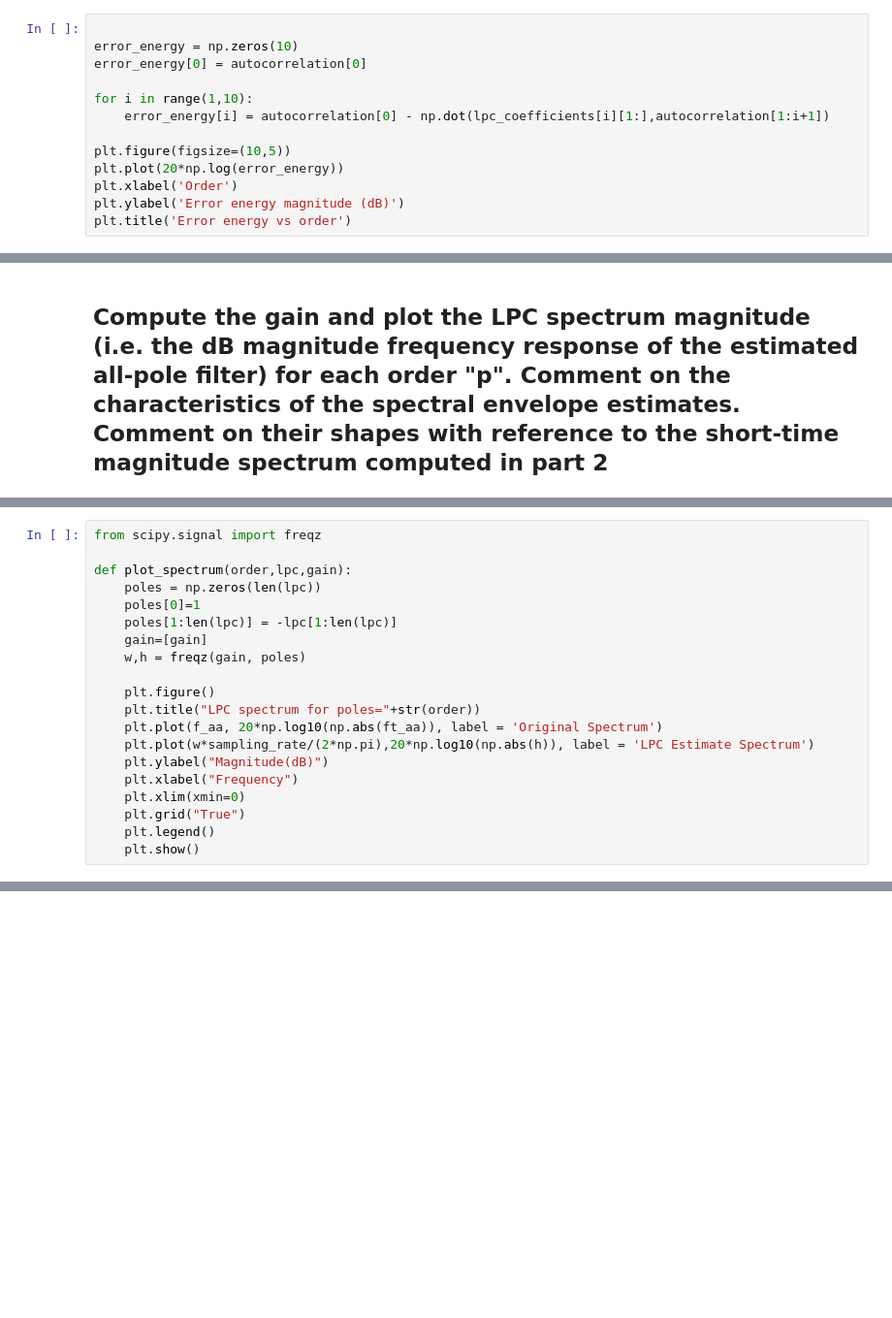
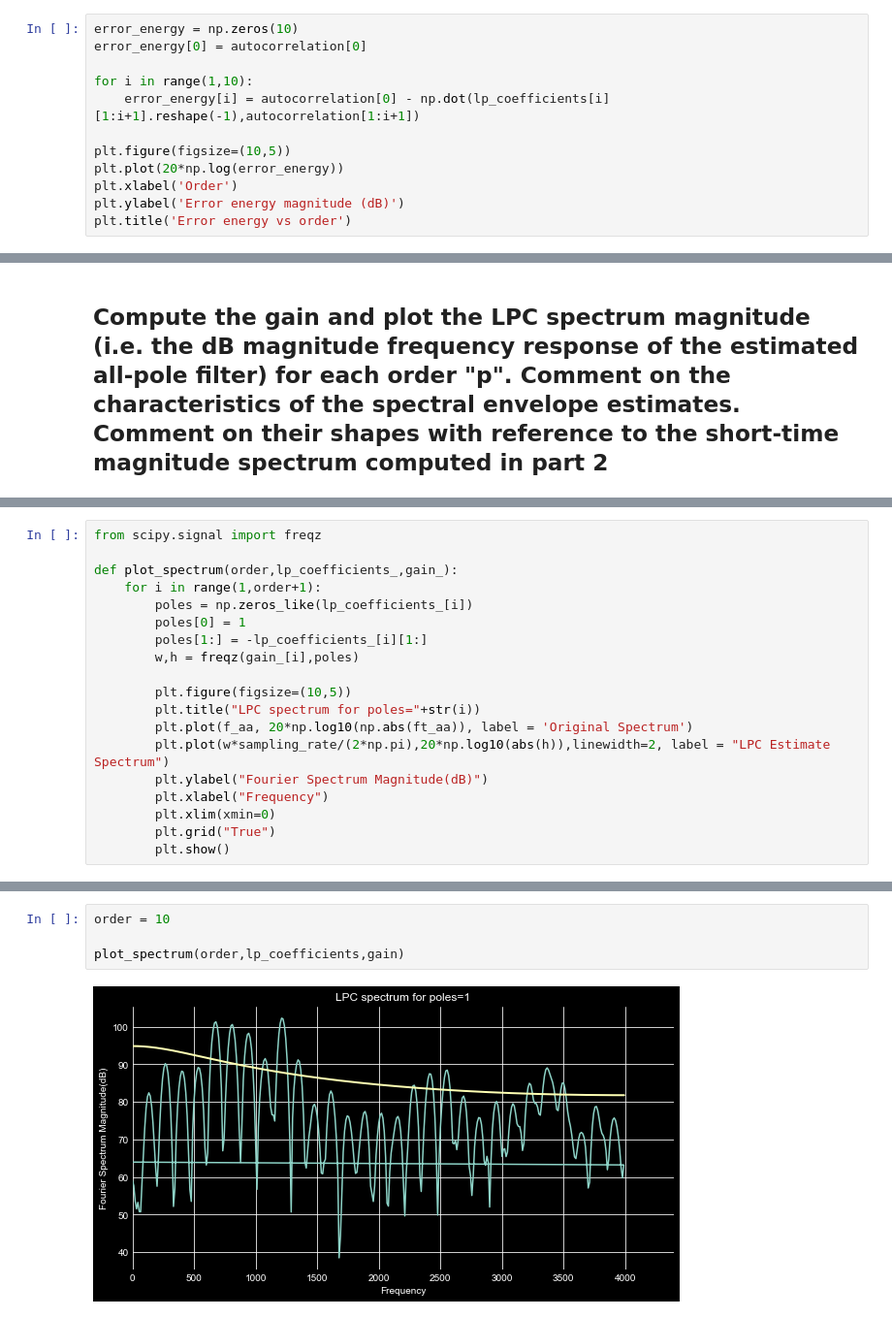
Before and after one commit to TheShiningVampire/EE679_Programming_Assignments, a Jupyter notebook: Assignment_2/18D070067_Assignment2.ipynb, the cells around one changed output, grey strips where cells are left out. Shown at 97% size. Saved outputs shown, nothing was run; the diff lists cells and outputs as text; blank space fills up the shorter version.

```diff
--- a/Assignment_2/18D070067_Assignment2.ipynb
+++ b/Assignment_2/18D070067_Assignment2.ipynb
@@ -229,12 +223,11 @@ $$ Error \: energy = r[0] - sum(a_k \times r[k]) $$
 
 where $r[k]$ is the autocorrelation coefficient at lag $k$ and $a_k$ is the coefficient of the $k$th order LPC filter.
 # %%
-
 error_energy = np.zeros(10)
 error_energy[0] = autocorrelation[0]
 
 for i in range(1,10):
-    error_energy[i] = autocorrelation[0] - np.dot(lpc_coefficients[i][1:],autocorrelation[1:i+1])
+    error_energy[i] = autocorrelation[0] - np.dot(lp_coefficients[i][1:i+1].reshape(-1),autocorrelation[1:i+1])
 
 plt.figure(figsize=(10,5))
 plt.plot(20*np.log(error_energy))
@@ -301,20 +300,19 @@ plt.style.use('dark_background')
 # %%
 from scipy.signal import freqz
 
-def plot_spectrum(order,lpc,gain):
-    poles = np.zeros(len(lpc))
-    poles[0]=1
-    poles[1:len(lpc)] = -lpc[1:len(lpc)]
-    gain=[gain]
-    w,h = freqz(gain, poles)
+def plot_spectrum(order,lp_coefficients_,gain_):
+    for i in range(1,order+1):
+        poles = np.zeros_like(lp_coefficients_[i])
+        poles[0] = 1
+        poles[1:] = -lp_coefficients_[i][1:]
+        w,h = freqz(gain_[i],poles)
 
-    plt.figure()
-    plt.title("LPC spectrum for poles="+str(order))
-    plt.plot(f_aa, 20*np.log10(np.abs(ft_aa)), label = 'Original Spectrum')
-    plt.plot(w*sampling_rate/(2*np.pi),20*np.log10(np.abs(h)), label = 'LPC Estimate Spectrum')
-    plt.ylabel("Magnitude(dB)")
-    plt.xlabel("Frequency")
-    plt.xlim(xmin=0)
-    plt.grid("True")
-    plt.legend()
-    plt.show()
+        plt.figure(figsize=(10,5))
+        plt.title("LPC spectrum for poles="+str(i))
+        plt.plot(f_aa, 20*np.log10(np.abs(ft_aa)), label = 'Original Spectrum')
+        plt.plot(w*sampling_rate/(2*np.pi),20*np.log10(abs(h)),linewidth=2, label = "LPC Estimate Spectrum")
+        plt.ylabel("Fourier Spectrum Magnitude(dB)")
+        plt.xlabel("Frequency")
+        plt.xlim(xmin=0)
+        plt.grid("True")
+        plt.show()
@@ -329,0 +319,6 @@ for order in orders:
+# %%
+order = 10
+
+plot_spectrum(order,lp_coefficients,gain)
+# %% [output]
+[figure, added]
```
Also changed, not shown: parts of 8 cells of this notebook.
